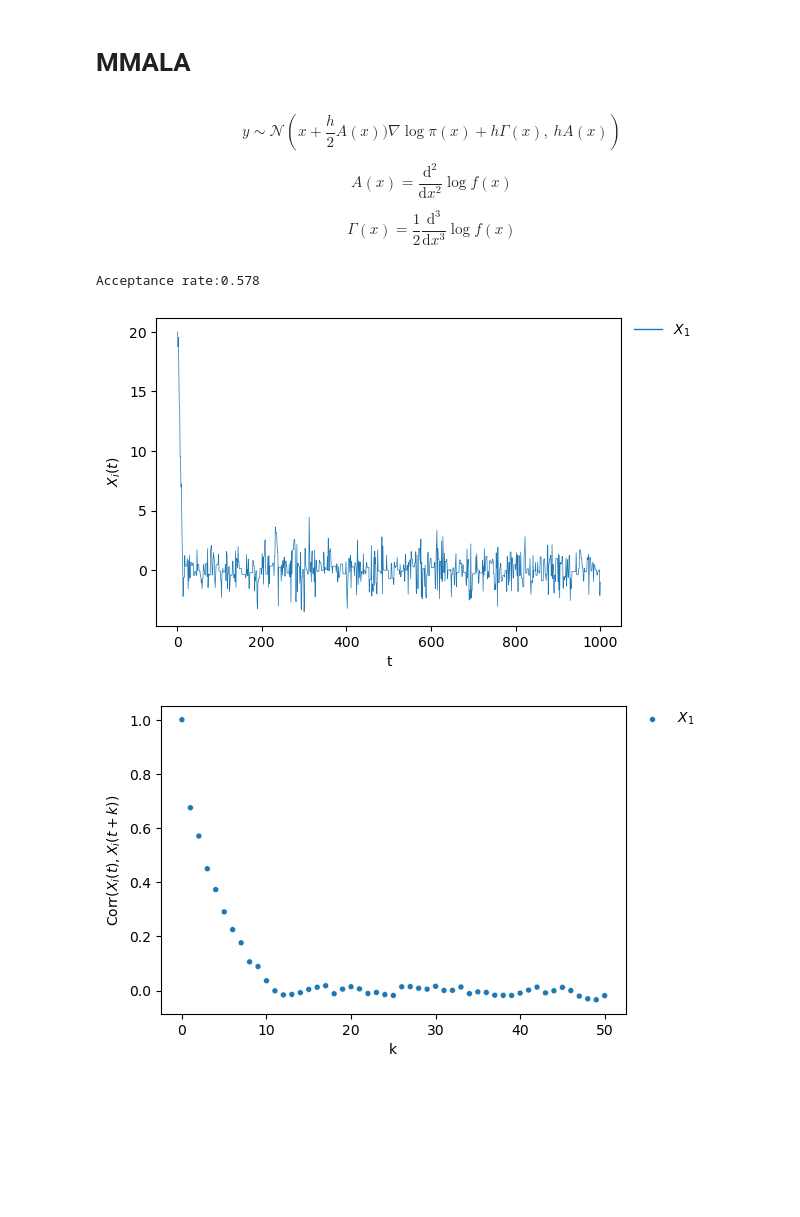
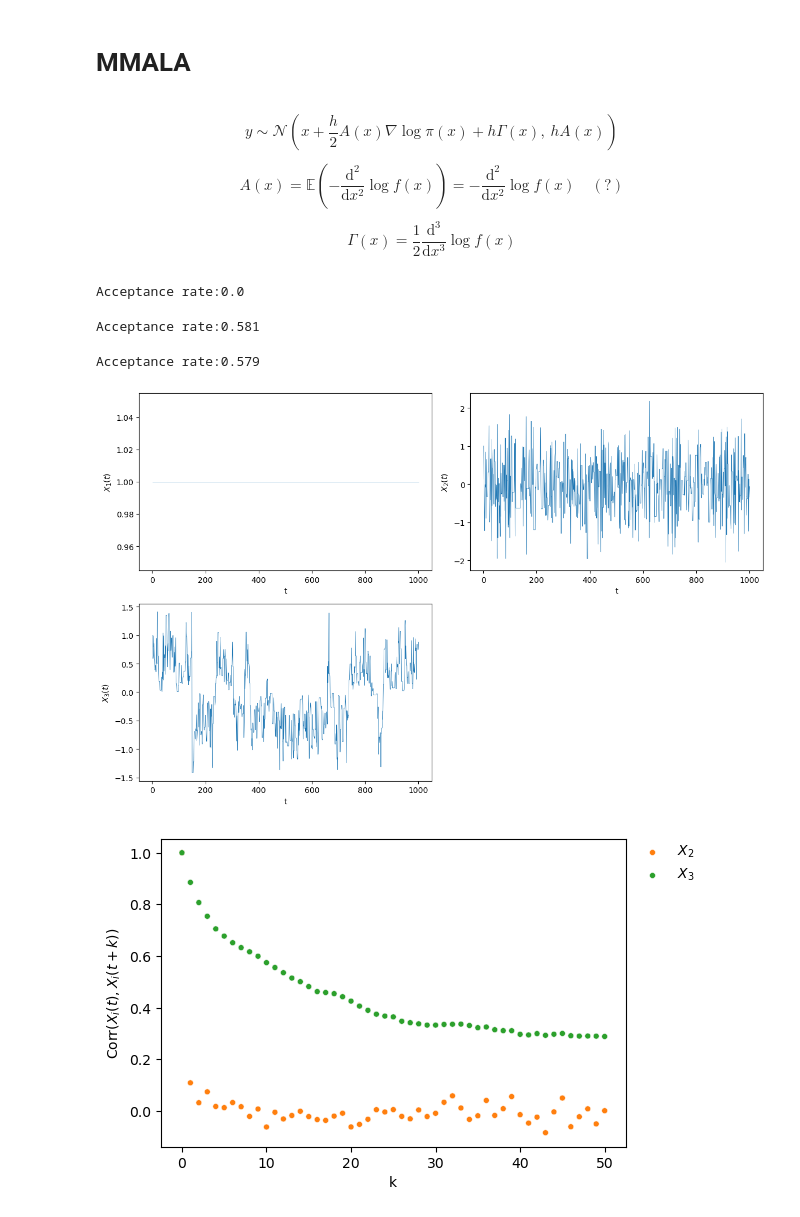
Before and after one commit to bartolomeou/FYP, a Jupyter notebook: manifold_mcmc.ipynb, the cells around one changed output. Drawn from its saved outputs; the diff is of its cells as text; code cells hidden in the pictures; blank space fills up the shorter version.

```diff
--- a/manifold_mcmc.ipynb
+++ b/manifold_mcmc.ipynb
@@ -33,11 +33,23 @@ $$\frac{\text{d}^3}{\text{d} x^3} \log f(x) = - \frac{\beta (\beta - 1) (\beta -
 def logpi_gnd(x, mu=0, alpha=1, beta=2):
     return - (np.abs(x - mu) / alpha)**beta
 
+
 def grad_logpi_gnd(x, mu=0, alpha=1, beta=2):
-    return - (beta / alpha) * (np.abs(x - mu) / alpha)**(beta - 1) * np.sign(x - mu)
+    epsilon = 1e-10
+    diff = np.maximum(np.abs(x - mu) / alpha, epsilon)
 
-def hess_logpi_gnd(x, mu=0, alpha=1, beta=2):
-    return - (beta * (beta - 1) / alpha**2) * (np.abs(x - mu) / alpha)**(beta - 2)
+    return - (beta / alpha) * diff**(beta - 1) * np.sign(x - mu)
 
-def third_derivative_logpi_gnd(x, mu=0, alpha=1, beta=2):
-    return - (beta * (beta - 1) * (beta - 2) / alpha**3) * (np.abs(x - mu) / alpha)**(beta - 3) * np.sign(x - mu)
+
+def second_logpi_gnd(x, mu=0, alpha=1, beta=2):
+    epsilon = 1e-10
+    diff = np.maximum(np.abs(x - mu) / alpha, epsilon)
+
+    return - (beta * (beta - 1) / alpha**2) * diff**(beta - 2)  # Negative for beta > 0 and x != mu
+
+
+def third_logpi_gnd(x, mu=0, alpha=1, beta=2):
+    epsilon = 1e-10
+    diff = np.maximum(np.abs(x - mu) / alpha, epsilon)
+
+    return - (beta * (beta - 1) * (beta - 2) / alpha**3) * diff**(beta - 3) * np.sign(x - mu)
@@ -97,11 +143,11 @@ def mala(n_iter, x_init, step_size=1, **kwargs):
 # %% [markdown]
 $$
 y \sim \mathcal{N} \left(
-    x + \frac{h}{2} A(x)) \nabla \log \pi(x) + h \Gamma(x),
+    x + \frac{h}{2} A(x) \nabla \log \pi(x) + h \Gamma(x),
     \ h A(x)
 \right)
 $$
 
-$$A(x) = \frac{\text{d}^2}{\text{d} x^2} \log f(x)$$
+$$A(x) = \mathbb{E} \left( - \frac{\text{d}^2}{\text{d} x^2} \log f(x) \right) = - \frac{\text{d}^2}{\text{d} x^2} \log f(x) \quad (?)$$
 
 $$\Gamma(x) = \frac{1}{2} \frac{\text{d}^3}{\text{d} x^3} \log f(x)$$
@@ -108,11 +215,25 @@ $$\Gamma(x) = \frac{1}{2} \frac{\text{d}^3}{\text{d} x^3} \log f(x)$$
 # %%
-samples, accept_rate = mala(n_iter=1000, x_init=[20], beta=1, step_size=1.7)
+mmla_samples1, accept_rate = mmala(n_iter=1000, x_init=[1], beta=1, step_size=1e-9)
 
 print(f'Acceptance rate:{accept_rate}')
-
-traceplot(samples)
-acfplot(samples)
 # %% [output]
-Acceptance rate:0.578
+Acceptance rate:0.0
-[figure, removed]
-[figure, removed]
+# %%
+mmala_samples2, accept_rate = mmala(n_iter=1000, x_init=[1], beta=2, step_size=0.93)
+
+print(f'Acceptance rate:{accept_rate}')
+# %% [output]
+Acceptance rate:0.581
+# %%
+mmala_samples3, accept_rate = mmala(n_iter=1000, x_init=[1], beta=3, step_size=0.25)
+
+print(f'Acceptance rate:{accept_rate}')
+# %% [output]
+Acceptance rate:0.579
+# %%
+mmala_samples = np.vstack([mmla_samples1, mmala_samples2, mmala_samples3])
+traceplot(mmala_samples, overlay=False)
+acfplot(mmala_samples)
+# %% [output]
+[figure, added]
+[figure, added]
```
Also changed, not shown: parts of 14 cells of this notebook.
